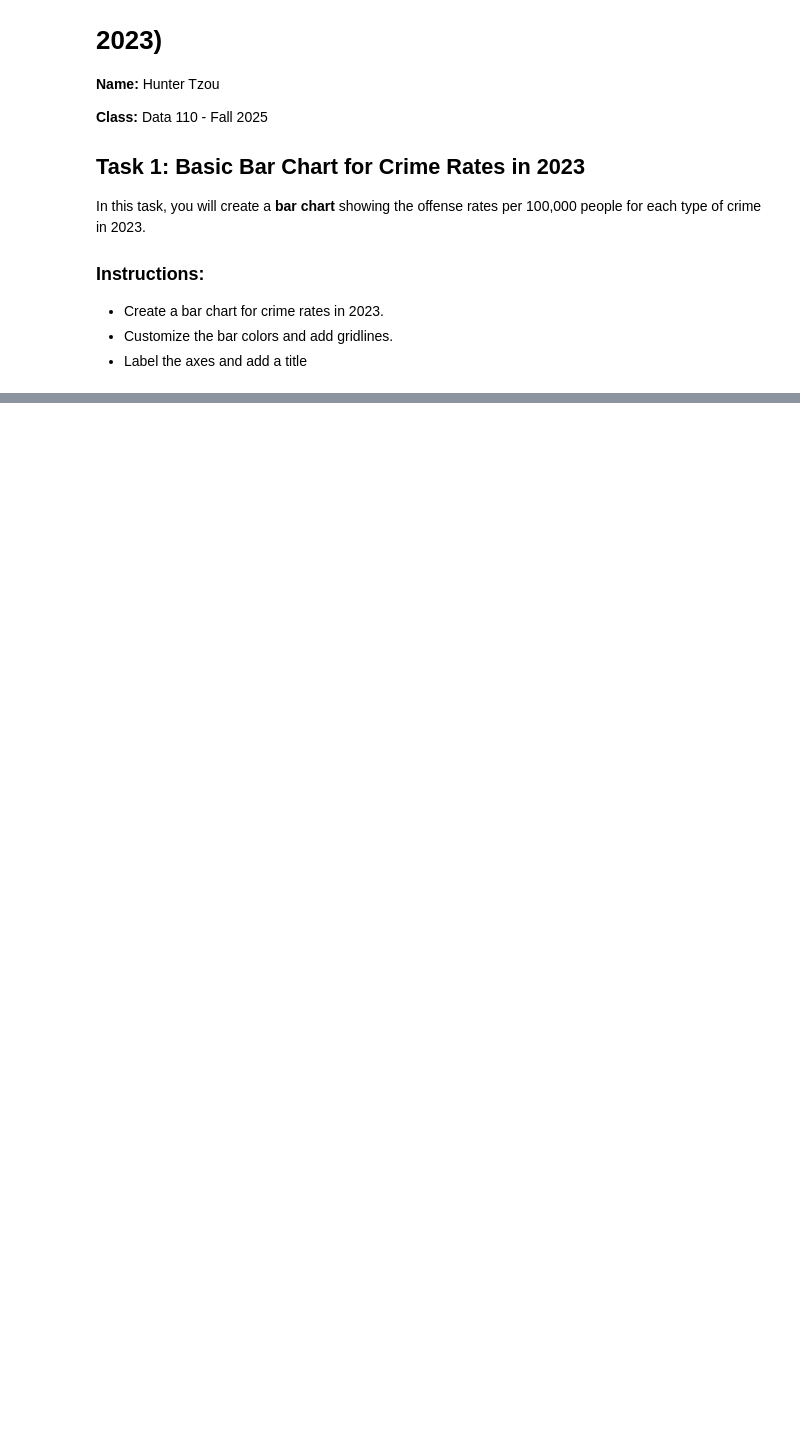
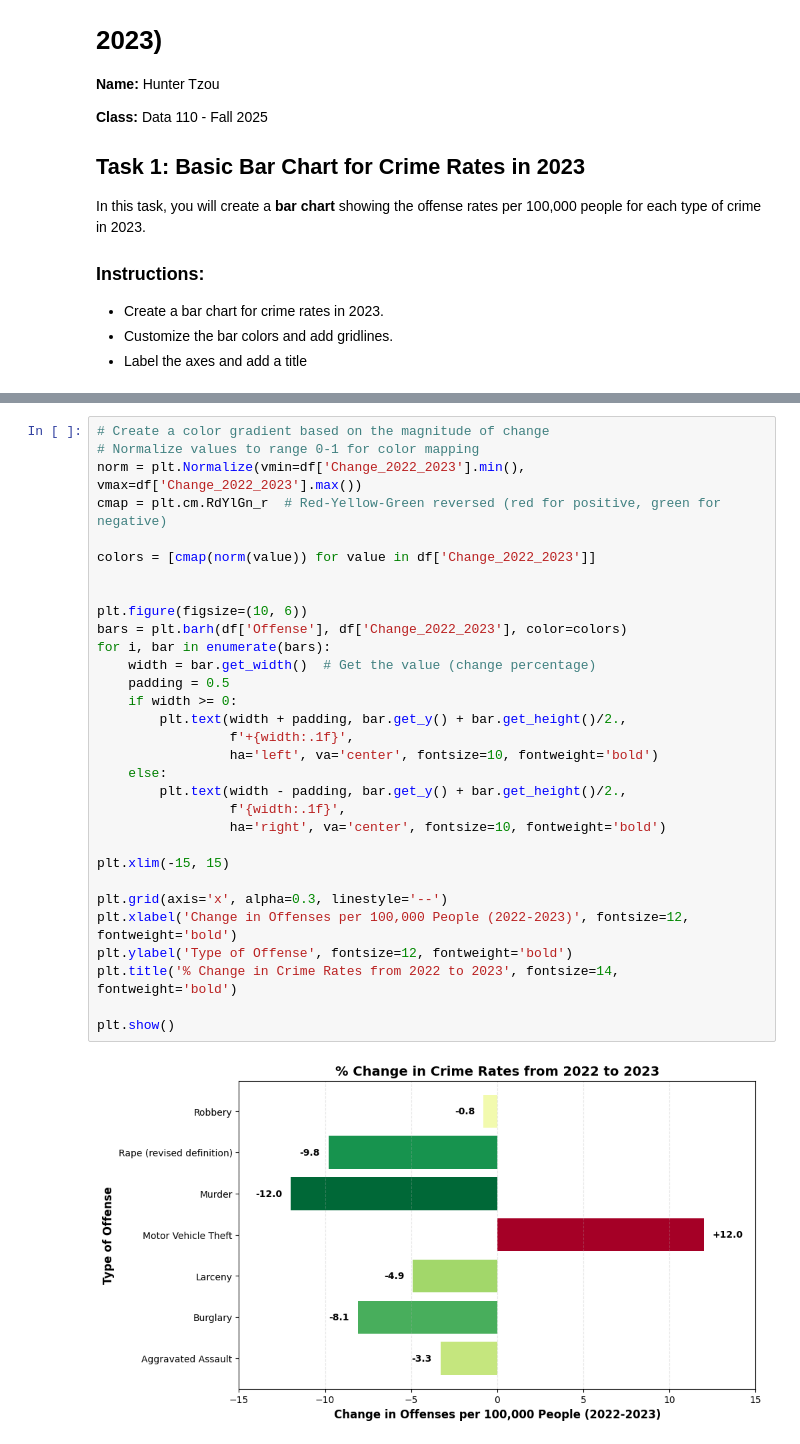
Before and after one commit to HunterTzou/DATA_110_FALL_2025, a Jupyter notebook: Data110_Tzou_Hunter_Week4.ipynb, the cells around one changed output, grey strips where cells are left out. Drawn from its saved outputs; the diff is of its cells as text; blank space fills up the shorter version.

```diff
--- a/Data110_Tzou_Hunter_Week4.ipynb
+++ b/Data110_Tzou_Hunter_Week4.ipynb
@@ -63,0 +166,33 @@ plt.show()
+# %%
+# Create a color gradient based on the magnitude of change
+# Normalize values to range 0-1 for color mapping
+norm = plt.Normalize(vmin=df['Change_2022_2023'].min(), vmax=df['Change_2022_2023'].max())
+cmap = plt.cm.RdYlGn_r  # Red-Yellow-Green reversed (red for positive, green for negative)
+
+colors = [cmap(norm(value)) for value in df['Change_2022_2023']]
+
+
+plt.figure(figsize=(10, 6))
+bars = plt.barh(df['Offense'], df['Change_2022_2023'], color=colors)
+for i, bar in enumerate(bars):
+    width = bar.get_width()  # Get the value (change percentage)
+    padding = 0.5
+    if width >= 0:
+        plt.text(width + padding, bar.get_y() + bar.get_height()/2.,
+                 f'+{width:.1f}',
+                 ha='left', va='center', fontsize=10, fontweight='bold')
+    else:
+        plt.text(width - padding, bar.get_y() + bar.get_height()/2.,
+                 f'{width:.1f}',
+                 ha='right', va='center', fontsize=10, fontweight='bold')
+
+plt.xlim(-15, 15)
+
+plt.grid(axis='x', alpha=0.3, linestyle='--')
+plt.xlabel('Change in Offenses per 100,000 People (2022-2023)', fontsize=12, fontweight='bold')
+plt.ylabel('Type of Offense', fontsize=12, fontweight='bold')
+plt.title('% Change in Crime Rates from 2022 to 2023', fontsize=14, fontweight='bold')
+
+plt.show()
+# %% [output]
+[figure, added]
```
Also changed, not shown: parts of 9 cells of this notebook.
